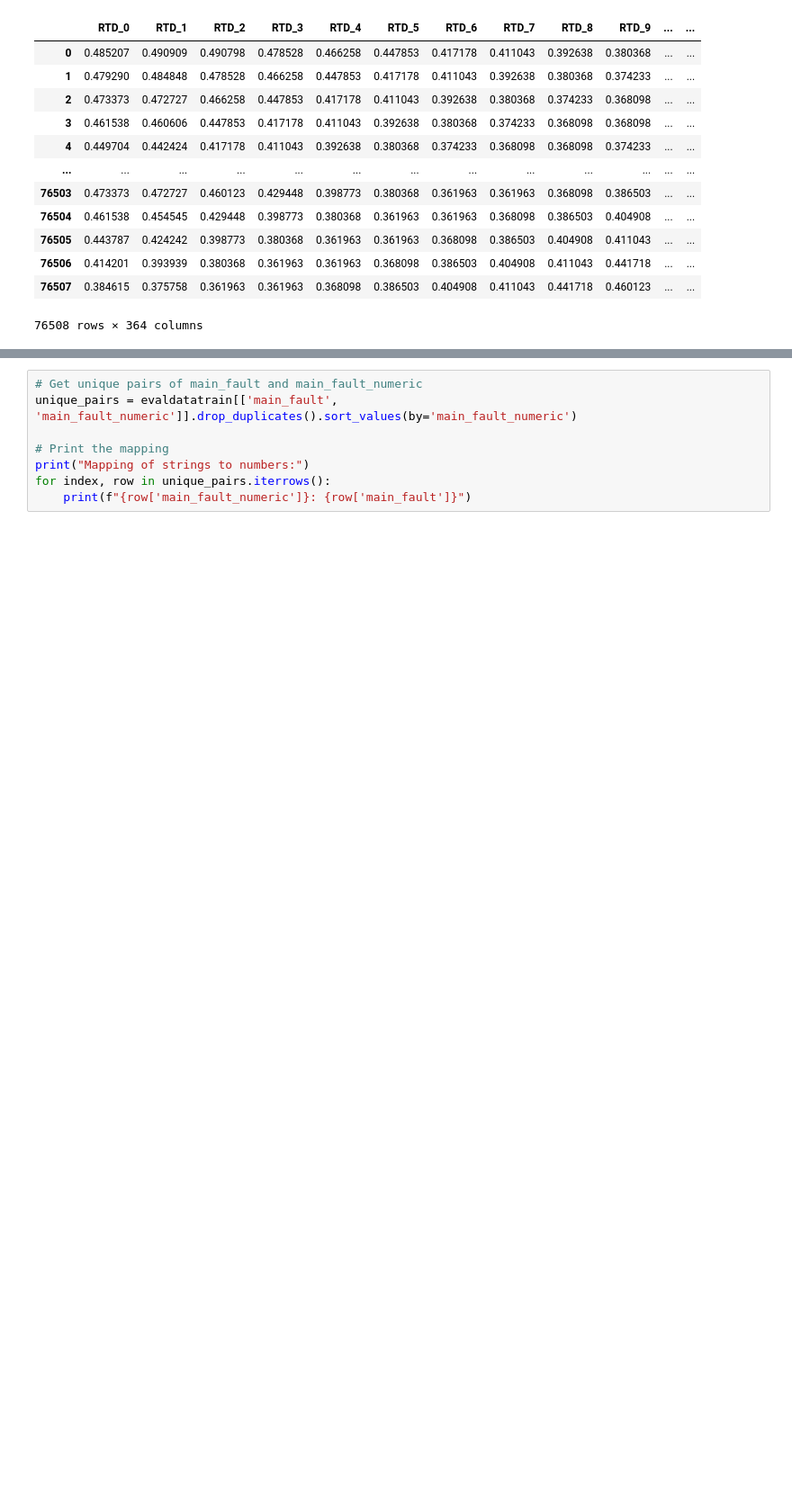
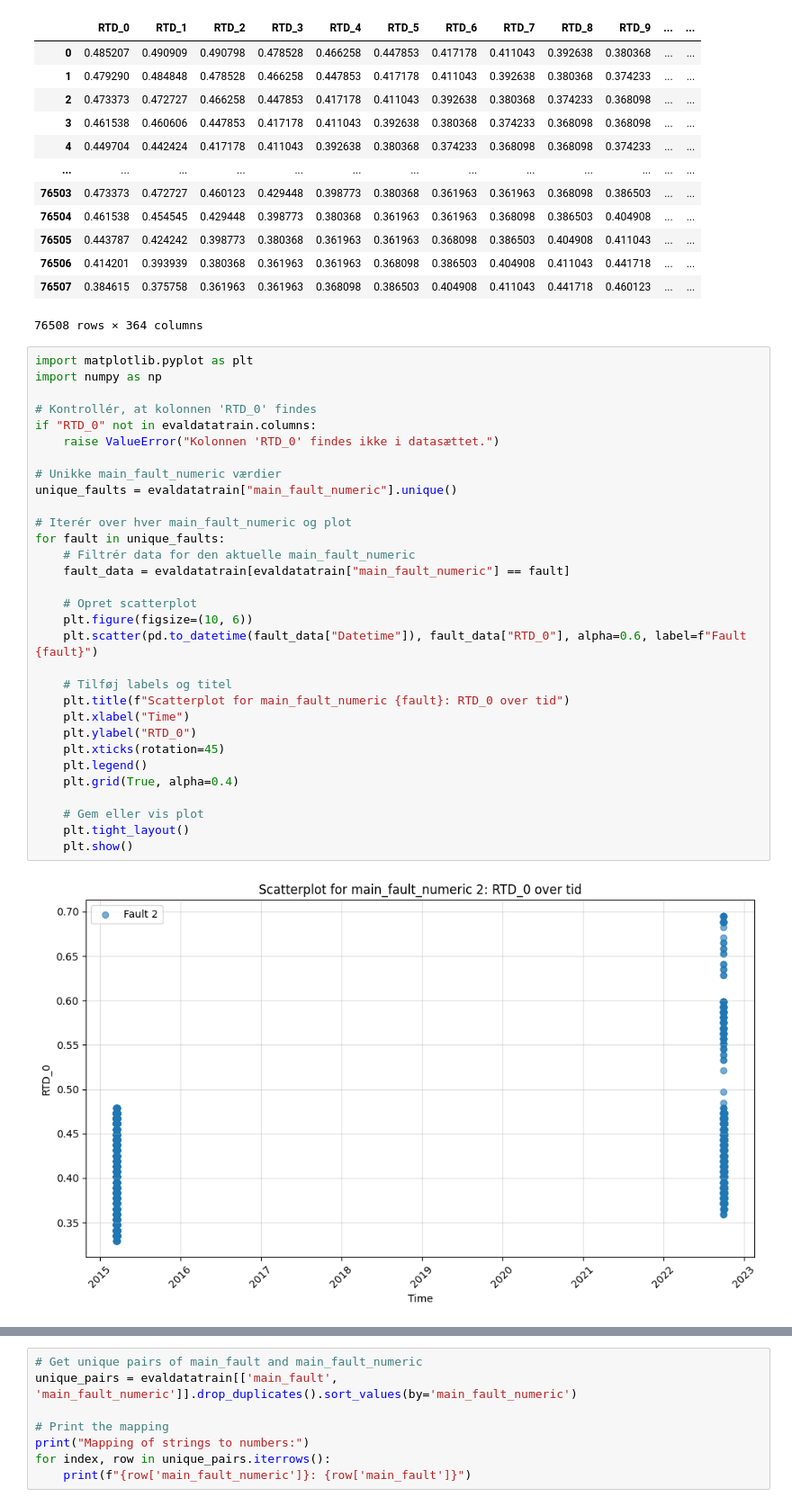
Before and after one commit to muhammadhussain-ops/DeepLearningProject, a Jupyter notebook: NeuralNetwork.ipynb, the cells around one changed output, grey strips where cells are left out. Shown at 90% size. Saved outputs shown, nothing was run; the diff lists cells and outputs as text; blank space fills up the shorter version.

```diff
--- a/NeuralNetwork.ipynb
+++ b/NeuralNetwork.ipynb
@@ -82,3 +82,36 @@ evaldatatrain
 | 76506 | 0.414201 | 0.393939 | 0.380368 | 0.361963 | 0.361963 | 0.368098 | 0.386503 | 0.404908 | 0.411043 | 0.441718 | ... | ... |
 | 76507 | 0.384615 | 0.375758 | 0.361963 | 0.361963 | 0.368098 | 0.386503 | 0.404908 | 0.411043 | 0.441718 | 0.460123 | ... | ... |
 76508 rows × 364 columns
+# %%
+import matplotlib.pyplot as plt
+import numpy as np
+
+# Kontrollér, at kolonnen 'RTD_0' findes
+if "RTD_0" not in evaldatatrain.columns:
+    raise ValueError("Kolonnen 'RTD_0' findes ikke i datasættet.")
+
+# Unikke main_fault_numeric værdier
+unique_faults = evaldatatrain["main_fault_numeric"].unique()
+
+# Iterér over hver main_fault_numeric og plot
+for fault in unique_faults:
+    # Filtrér data for den aktuelle main_fault_numeric
+    fault_data = evaldatatrain[evaldatatrain["main_fault_numeric"] == fault]
+
+    # Opret scatterplot
+    plt.figure(figsize=(10, 6))
+    plt.scatter(pd.to_datetime(fault_data["Datetime"]), fault_data["RTD_0"], alpha=0.6, label=f"Fault {fault}")
+
+    # Tilføj labels og titel
+    plt.title(f"Scatterplot for main_fault_numeric {fault}: RTD_0 over tid")
+    plt.xlabel("Time")
+    plt.ylabel("RTD_0")
+    plt.xticks(rotation=45)
+    plt.legend()
+    plt.grid(True, alpha=0.4)
+
+    # Gem eller vis plot
+    plt.tight_layout()
+    plt.show()
+# %% [output]
+[figure, added]
```
Also changed, not shown: parts of 6 cells of this notebook, 1 other file.
